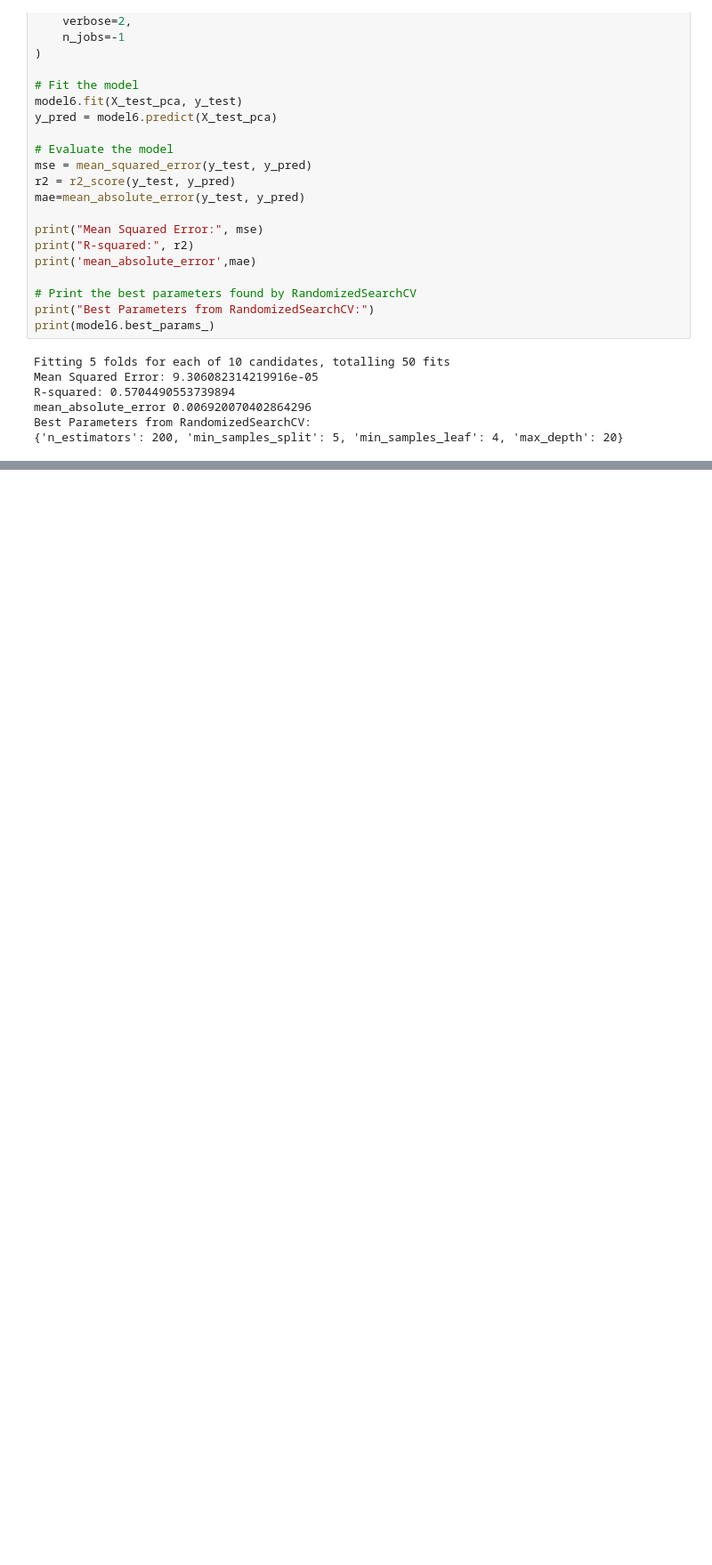
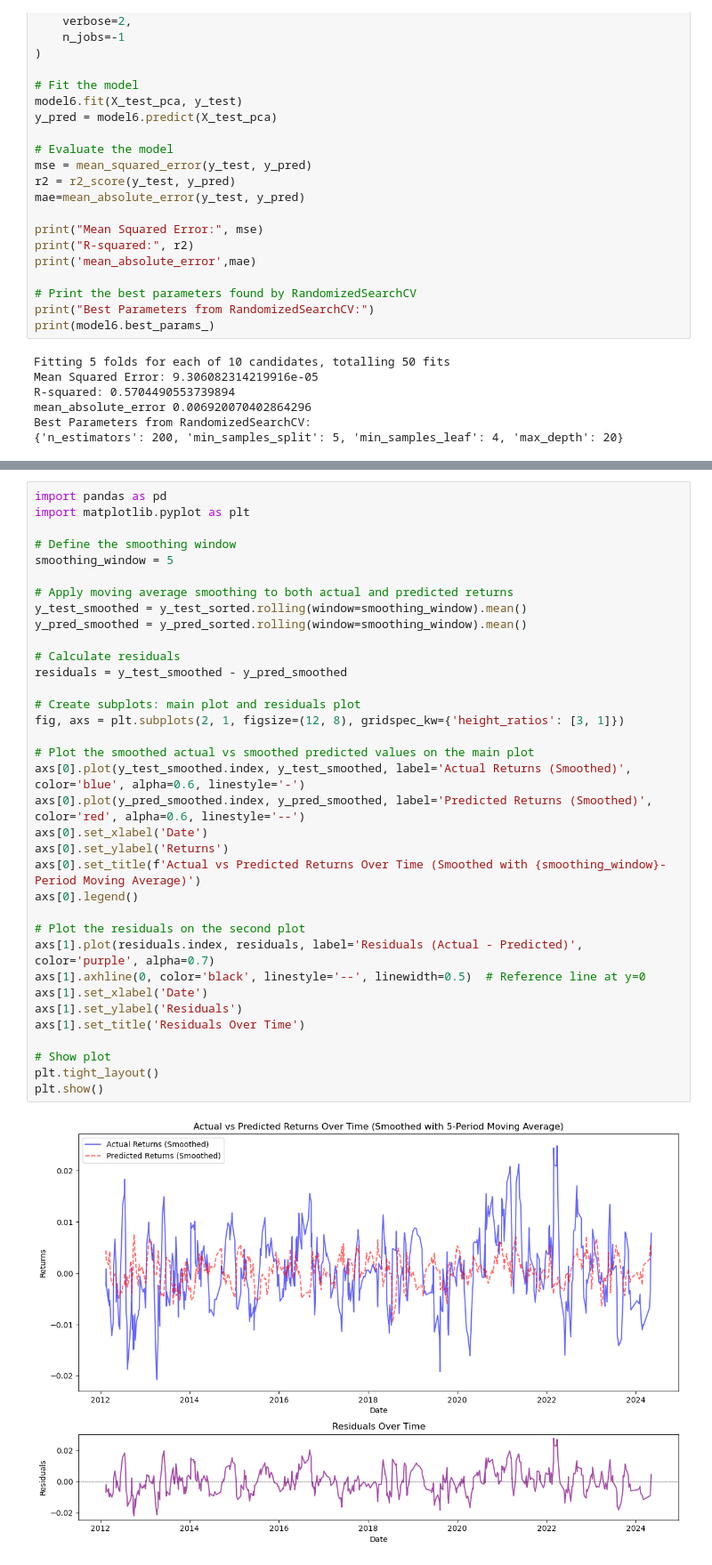
Before and after one commit to Rosma28/CA3_Strategic_Thinking, a Jupyter notebook: CA3_Capstone Project Report 2024017 Rosemary.ipynb, the cells around one changed output, grey strips where cells are left out. Shown at 89% size. Cells and saved outputs as stored; diff of their text form; blank space fills up the shorter version.

```diff
--- a/CA3_Capstone Project Report 2024017 Rosemary.ipynb
+++ b/CA3_Capstone Project Report 2024017 Rosemary.ipynb
@@ -1097,0 +1084,37 @@ plt.show()
+# %%
+import pandas as pd
+import matplotlib.pyplot as plt
+
+# Define the smoothing window
+smoothing_window = 5
+
+# Apply moving average smoothing to both actual and predicted returns
+y_test_smoothed = y_test_sorted.rolling(window=smoothing_window).mean()
+y_pred_smoothed = y_pred_sorted.rolling(window=smoothing_window).mean()
+
+# Calculate residuals
+residuals = y_test_smoothed - y_pred_smoothed
+
+# Create subplots: main plot and residuals plot
+fig, axs = plt.subplots(2, 1, figsize=(12, 8), gridspec_kw={'height_ratios': [3, 1]})
+
+# Plot the smoothed actual vs smoothed predicted values on the main plot
+axs[0].plot(y_test_smoothed.index, y_test_smoothed, label='Actual Returns (Smoothed)', color='blue', alpha=0.6, linestyle='-')
+axs[0].plot(y_pred_smoothed.index, y_pred_smoothed, label='Predicted Returns (Smoothed)', color='red', alpha=0.6, linestyle='--')
+axs[0].set_xlabel('Date')
+axs[0].set_ylabel('Returns')
+axs[0].set_title(f'Actual vs Predicted Returns Over Time (Smoothed with {smoothing_window}-Period Moving Average)')
+axs[0].legend()
+
+# Plot the residuals on the second plot
+axs[1].plot(residuals.index, residuals, label='Residuals (Actual - Predicted)', color='purple', alpha=0.7)
+axs[1].axhline(0, color='black', linestyle='--', linewidth=0.5)  # Reference line at y=0
+axs[1].set_xlabel('Date')
+axs[1].set_ylabel('Residuals')
+axs[1].set_title('Residuals Over Time')
+
+# Show plot
+plt.tight_layout()
+plt.show()
+# %% [output]
+[figure, added]
```
Also changed, not shown: parts of 4 cells of this notebook, 1 other file.
